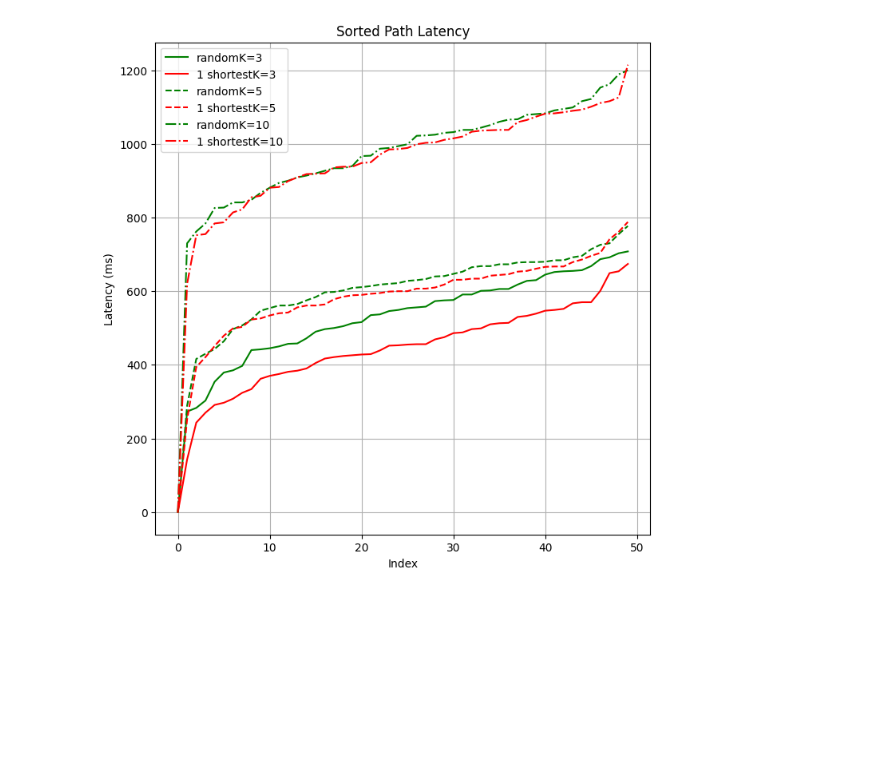
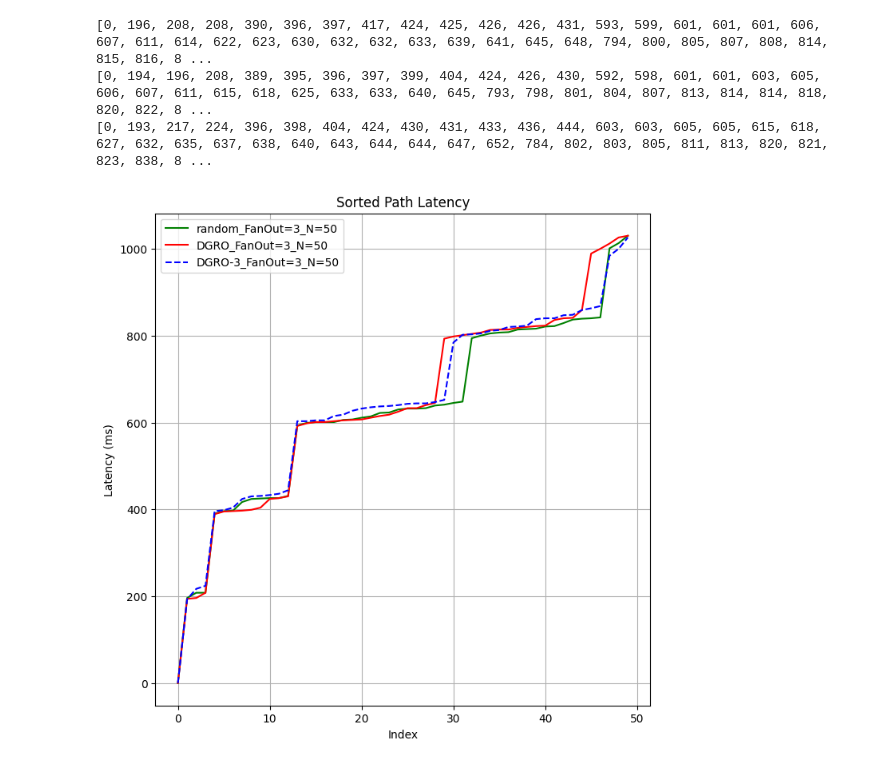
Before and after one commit to swarm-workflows/gossip_protocol_research, a Jupyter notebook: test.ipynb, the cells around one changed output. Drawn from its saved outputs; the diff is of its cells as text; code cells hidden in the pictures; blank space fills up the shorter version.

```diff
--- a/test.ipynb
+++ b/test.ipynb
@@ -7,8 +7,11 @@ N = 50
 # for K in [3, 5, 10]:
 for K in [3]:
 	# filename = [f"test_data/N={N}_1/random_K={K}.txt", f"test_data/N={N}_1/1shortest_K={K}.txt"]
-	filename = [f"test_data/N=50_K=3.txt", "test_data/N=50_K=3_latency=0.txt"]
-	for i in range(2):
+	filename = [f"test_data/N=50_K=3.txt",
+			 "test_data/N=50_K=3_DGRO.txt",
+			 "test_data/N=50_K=3_DGRO=3.txt"
+			 ]
+	for i in range(3):
 		with open(filename[i]) as f:
 			data = f.read()
 		# Regular expression to extract time and endpoint information
@@ -35,29 +38,30 @@ for K in [3]:
 # %%
 import matplotlib.pyplot as plt
 
-# Example list of path latencies
-# path_latency = [15, 23, 7, 18, 12, 35, 9, 21]
-
-# Sort the list
-
-
-
 # Plot the sorted list
 fig, ax = plt.subplots(ncols=1, figsize=(8, 8))
-labels = ['random', '1 shortest']
-colors = ['g', 'r']
+labels = ['random', 'DGRO', 'DGRO-3']
+colors = ['g', 'r', 'b']
 linestyles = ['-', '--', '-.']
 cnt = 0
-for k in [3, 5, 10]:
-	for i in range(2):
+# for k in [3, 5, 10]:
+for k in [3]:
+	for i in range(3):
+
 		path_latency_sorted = sorted(path_letencies[cnt])
-		ax.plot(path_latency_sorted, linestyle=linestyles[cnt // 2], label=labels[i]+f'K={k}', color=colors[i])
+		# print(path_latency_sorted[:5])
+		print(path_latency_sorted)
+		ax.plot(path_latency_sorted, linestyle=linestyles[cnt // 2], label=labels[i]+f'_FanOut={k}_N=50', color=colors[i])
 		cnt += 1
 ax.set_title('Sorted Path Latency')
 ax.set_xlabel('Index')
 ax.set_ylabel('Latency (ms)')
 ax.legend()
 ax.grid(True)
 plt.show()
+fig.savefig('2.png')
 # %% [output]
+[0, 196, 208, 208, 390, 396, 397, 417, 424, 425, 426, 426, 431, 593, 599, 601, 601, 601, 606, 607, 611, 614, 622, 623, 630, 632, 632, 633, 639, 641, 645, 648, 794, 800, 805, 807, 808, 814, 815, 816, 8 ...
+[0, 194, 196, 208, 389, 395, 396, 397, 399, 404, 424, 426, 430, 592, 598, 601, 601, 603, 605, 606, 607, 611, 615, 618, 625, 633, 633, 640, 645, 793, 798, 801, 804, 807, 813, 814, 814, 818, 820, 822, 8 ...
+[0, 193, 217, 224, 396, 398, 404, 424, 430, 431, 433, 436, 444, 603, 603, 605, 605, 615, 618, 627, 632, 635, 637, 638, 640, 643, 644, 644, 647, 652, 784, 802, 803, 805, 811, 813, 820, 821, 823, 838, 8 ...
-[figure, old version]
+[figure, new version]
```
Also changed, not shown: parts of 2 cells of this notebook, 18 other files.
